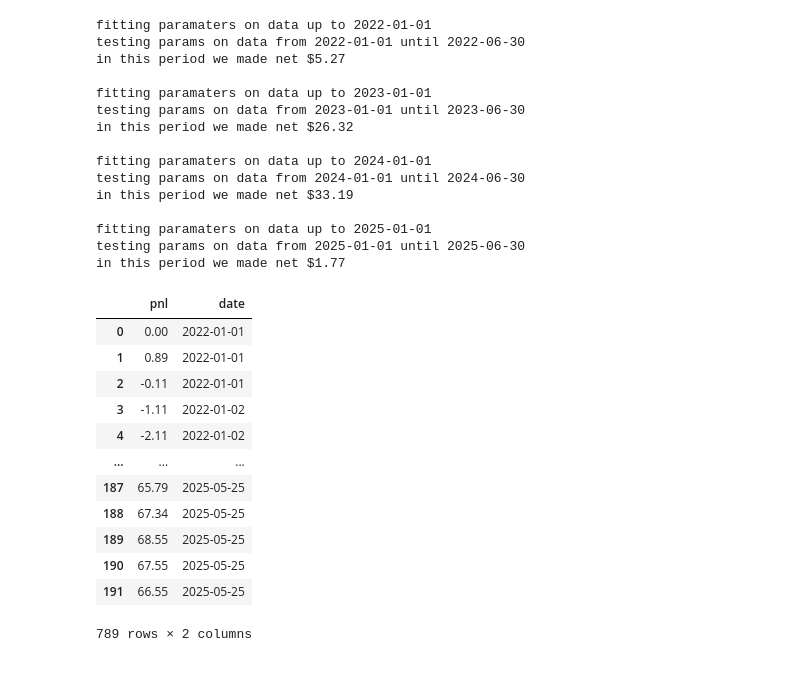
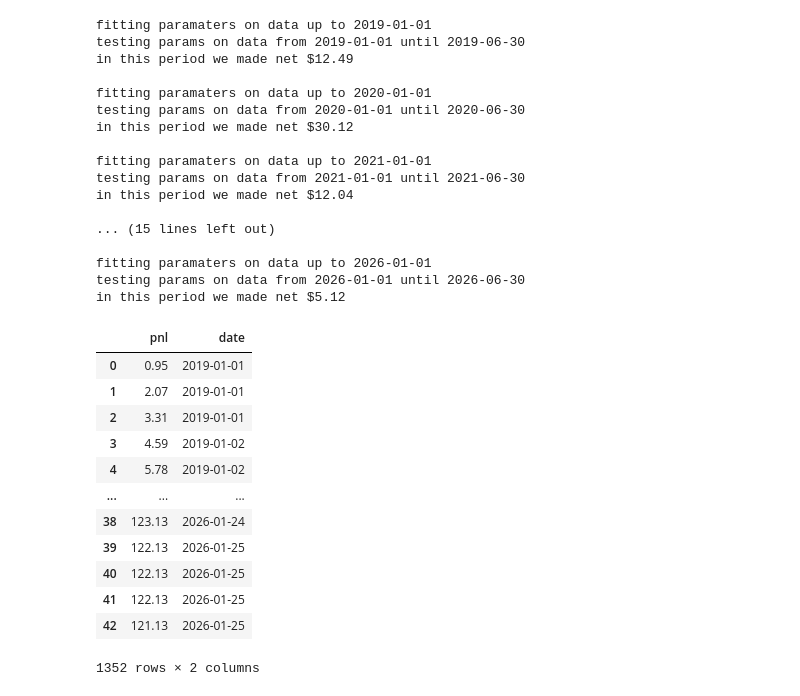
Before and after one commit to ThomasGourlay/football-poisson-model, a Jupyter notebook: main.ipynb, the cells around one changed output. Drawn from its saved outputs; the diff is of its cells as text; code cells hidden in the pictures.

Commit message:
working on backtests, changing params

```diff
--- a/main.ipynb
+++ b/main.ipynb
@@ -325,9 +325,11 @@ match_data["Season"] = match_data["Date"].apply(calculate_season)   # figure out
 match_data.sort_values(by="Date",inplace=True)                      # sort data by date
 match_data = match_data.reset_index(drop=True)
 
-teams = list(match_data["HomeTeam"].unique())
-team_idx = {j:i for i,j in enumerate(teams)}        # convert teams to an index for easy
-                                                        #lookup and vectorisation of processes further down the line
+# Get unique teams from BOTH home and away
+home_teams = set(match_data["HomeTeam"].unique())
+away_teams = set(match_data["AwayTeam"].unique())
+teams = sorted(list(home_teams | away_teams))  # Union of both sets
+team_idx = {j:i for i,j in enumerate(teams)}
 
 n_teams = len(team_idx)
 
@@ -344,41 +362,43 @@ settings=Settings(0.1,0.1)
 # %%
 mylist = []
 pnl=0
-for year in range(2022,2026):
+for year in range(2019,2027):
     start = date(year, 1, 1)
     end = date(year,6,30)
     results, pnl = fit_and_backtest(match_data, settings, team_idx, start, end, pnl)
     mylist.append(results)
 final = pd.concat(mylist)
 final
 # %% [output]
-fitting paramaters on data up to 2022-01-01
-testing params on data from 2022-01-01 until 2022-06-30
-in this period we made net $5.27
+fitting paramaters on data up to 2019-01-01
+testing params on data from 2019-01-01 until 2019-06-30
+in this period we made net $12.49
 
-fitting paramaters on data up to 2023-01-01
-testing params on data from 2023-01-01 until 2023-06-30
-in this period we made net $26.32
+fitting paramaters on data up to 2020-01-01
+testing params on data from 2020-01-01 until 2020-06-30
+in this period we made net $30.12
 
-fitting paramaters on data up to 2024-01-01
-testing params on data from 2024-01-01 until 2024-06-30
-in this period we made net $33.19
+fitting paramaters on data up to 2021-01-01
+testing params on data from 2021-01-01 until 2021-06-30
+in this period we made net $12.04
 
-fitting paramaters on data up to 2025-01-01
-testing params on data from 2025-01-01 until 2025-06-30
-in this period we made net $1.77
+... (15 lines left out)
+
+fitting paramaters on data up to 2026-01-01
+testing params on data from 2026-01-01 until 2026-06-30
+in this period we made net $5.12
 |  | pnl | date |
-| 0 | 0.00 | 2022-01-01 |
-| 1 | 0.89 | 2022-01-01 |
-| 2 | -0.11 | 2022-01-01 |
-| 3 | -1.11 | 2022-01-02 |
-| 4 | -2.11 | 2022-01-02 |
+| 0 | 0.95 | 2019-01-01 |
+| 1 | 2.07 | 2019-01-01 |
+| 2 | 3.31 | 2019-01-01 |
+| 3 | 4.59 | 2019-01-02 |
+| 4 | 5.78 | 2019-01-02 |
 | ... | ... | ... |
-| 187 | 65.79 | 2025-05-25 |
-| 188 | 67.34 | 2025-05-25 |
-| 189 | 68.55 | 2025-05-25 |
-| 190 | 67.55 | 2025-05-25 |
-| 191 | 66.55 | 2025-05-25 |
+| 38 | 123.13 | 2026-01-24 |
+| 39 | 122.13 | 2026-01-25 |
+| 40 | 122.13 | 2026-01-25 |
+| 41 | 122.13 | 2026-01-25 |
+| 42 | 121.13 | 2026-01-25 |
-789 rows × 2 columns
+1352 rows × 2 columns
 # %%
 final=pd.concat(mylist)
```
Also changed, not shown: parts of 4 cells of this notebook, 3 other files.
